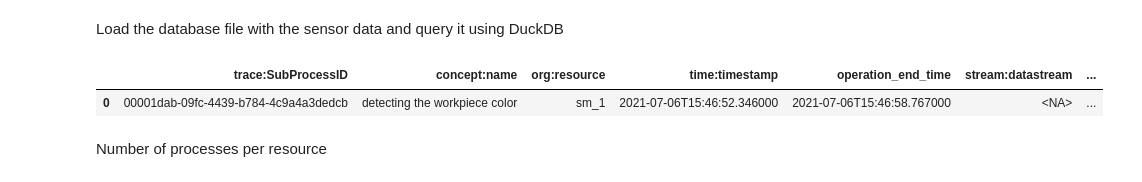
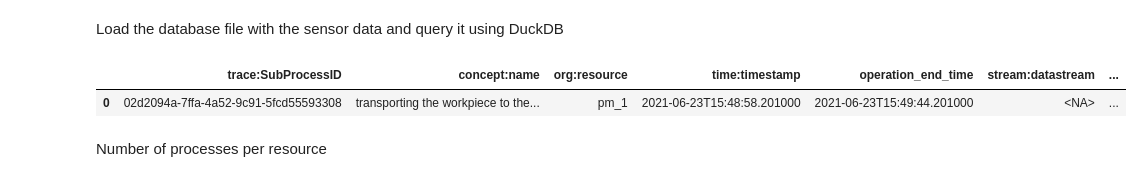
Before and after one commit to Olive305/Bachelor-thesis, a Jupyter notebook: Data/IoT enriched event log paper/document_log_content.ipynb, the cells around one changed output. Drawn from its saved outputs; the diff is of its cells as text; code cells hidden in the pictures.

```diff
--- a/Data/IoT enriched event log paper/document_log_content.ipynb
+++ b/Data/IoT enriched event log paper/document_log_content.ipynb
@@ -316,34 +316,35 @@ if False:
 # Show a sample of the data
 if False:
     print("\nSample rows from sensor_data:")
     sample_df = con.execute("SELECT * FROM sensor_data LIMIT 5").df()
     display(sample_df)
 
 
 # ------------------------
 # Enter query here
 # ------------------------
 
 df_sensor_grouped = con.execute("""
     SELECT
         *
     FROM
         sensor_data
+    WHERE "org:resource" = 'pm_1'
     LIMIT 1
 """).df()
 
 # ------------------------
 
 
 # Display with full width
 
 pd.set_option('display.max_colwidth', None)
 pd.set_option('display.width', None)
 pd.set_option('display.max_columns', None)
 display(df_sensor_grouped)
 # %% [output]
 |  | trace:SubProcessID | concept:name | org:resource | time:timestamp | operation_end_time | stream:datastream | ... |
-| 0 | 00001dab-09fc-4439-b784-4c9a4a3dedcb | detecting the workpiece color | sm_1 | 2021-07-06T15:46:52.346000 | 2021-07-06T15:46:58.767000 | <NA> | ... |
+| 0 | 02d2094a-7ffa-4a52-9c91-5fcd55593308 | transporting the workpiece to the... | pm_1 | 2021-06-23T15:48:58.201000 | 2021-06-23T15:49:44.201000 | <NA> | ... |
 # %% [markdown]
 Number of processes per resource
 # %%
```
Also changed, not shown: parts of 15 cells of this notebook, 6 other files.
